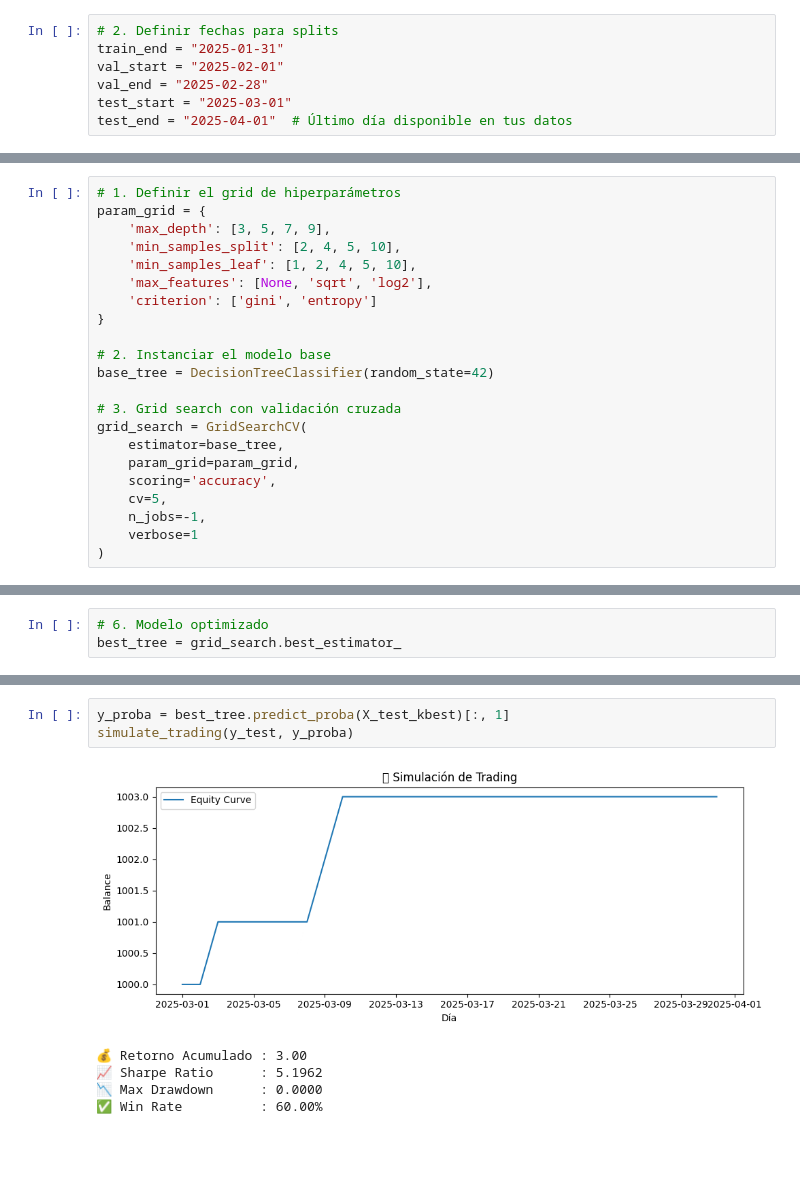
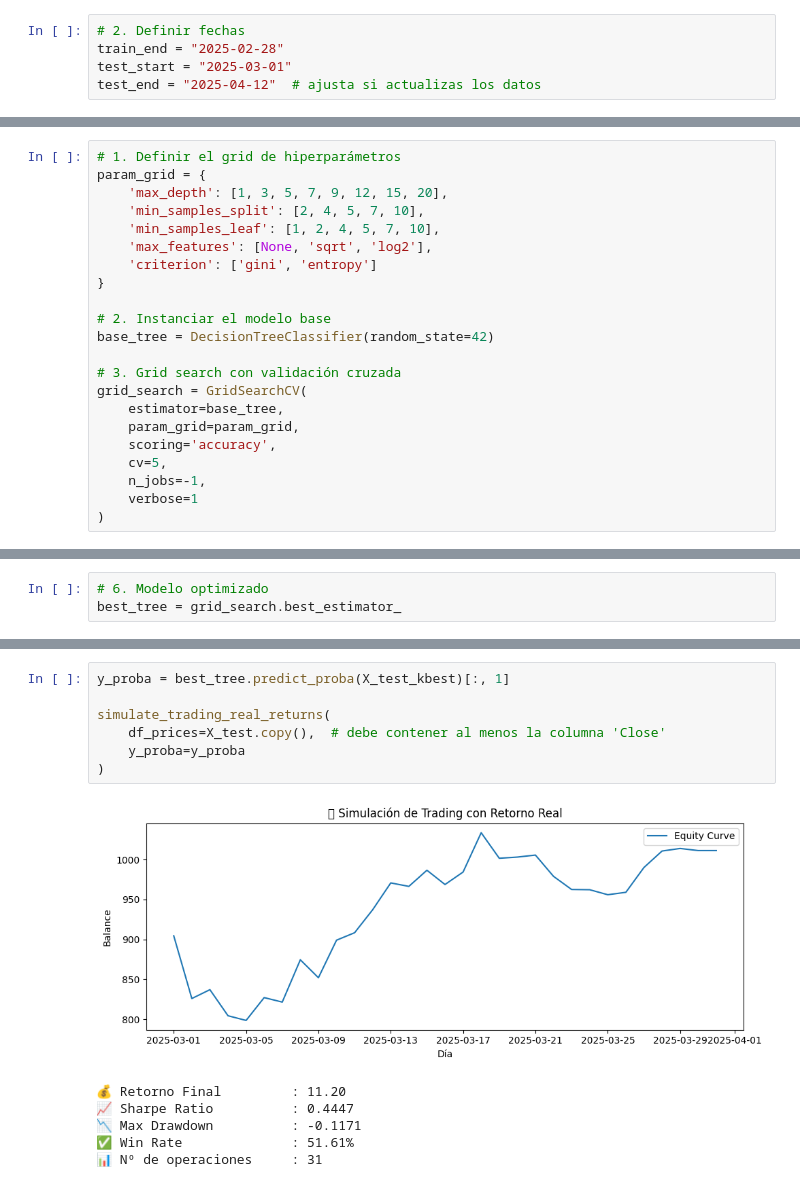
Before and after one commit to titusr099/project_trading_DT, a Jupyter notebook: notebooks/Roberth/3_Modeling.ipynb, the cells around one changed output, grey strips where cells are left out. Saved outputs shown, nothing was run; the diff lists cells and outputs as text; blank space fills up the shorter version.

```diff
--- a/notebooks/Roberth/3_Modeling.ipynb
+++ b/notebooks/Roberth/3_Modeling.ipynb
@@ -39,10 +37,8 @@ from sklearn.model_selection import train_test_split
 X = btc.drop(columns='target')
 y = btc['target']
 # %%
-# 2. Definir fechas para splits
-train_end = "2025-01-31"
-val_start = "2025-02-01"
-val_end = "2025-02-28"
+# 2. Definir fechas
+train_end = "2025-02-28"
 test_start = "2025-03-01"
-test_end = "2025-04-01"  # Último día disponible en tus datos
+test_end = "2025-04-12"  # ajusta si actualizas los datos
 # %%
@@ -247,9 +256,9 @@ from sklearn.model_selection import GridSearchCV
 # %%
 # 1. Definir el grid de hiperparámetros
 param_grid = {
-    'max_depth': [3, 5, 7, 9],
-    'min_samples_split': [2, 4, 5, 10],
-    'min_samples_leaf': [1, 2, 4, 5, 10],
+    'max_depth': [1, 3, 5, 7, 9, 12, 15, 20],
+    'min_samples_split': [2, 4, 5, 7, 10],
+    'min_samples_leaf': [1, 2, 4, 5, 7, 10],
     'max_features': [None, 'sqrt', 'log2'],
     'criterion': ['gini', 'entropy']
 }
@@ -314,9 +323,14 @@ weighted avg       0.55      0.58      0.51        31
 # %%
 y_proba = best_tree.predict_proba(X_test_kbest)[:, 1]
-simulate_trading(y_test, y_proba)
+
+simulate_trading_real_returns(
+    df_prices=X_test.copy(),  # debe contener al menos la columna 'Close'
+    y_proba=y_proba
+)
 # %% [output]
-[figure, old version]
+[figure, new version]
-💰 Retorno Acumulado : 3.00
-📈 Sharpe Ratio      : 5.1962
-📉 Max Drawdown      : 0.0000
-✅ Win Rate          : 60.00%
+💰 Retorno Final         : 11.20
+📈 Sharpe Ratio          : 0.4447
+📉 Max Drawdown          : -0.1171
+✅ Win Rate              : 51.61%
+📊 Nº de operaciones     : 31
```
Also changed, not shown: parts of 48 cells of this notebook, 5 other files.
